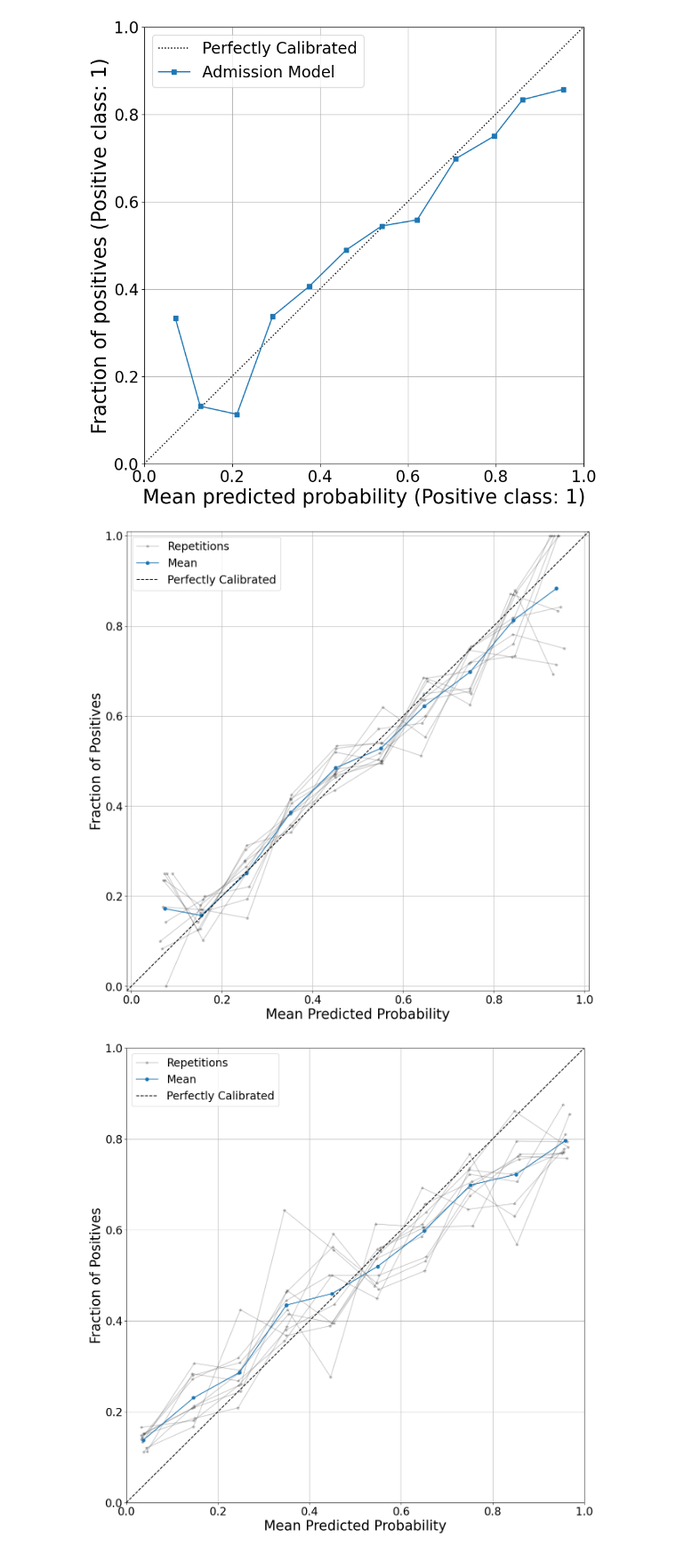
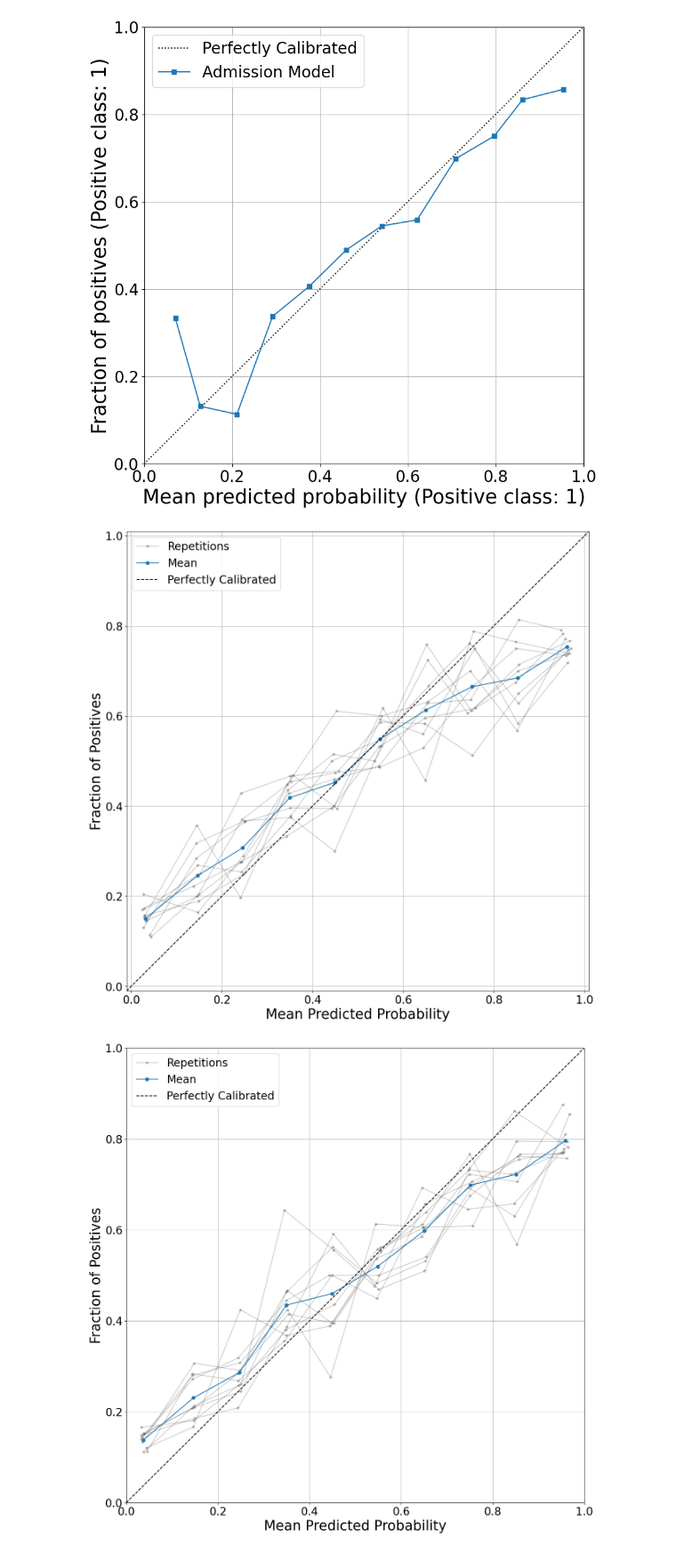
Before and after one commit to N-Nieto/MACRO_experiments, a Jupyter notebook: code/plot_figures_paper_v3.ipynb, the cells around one changed output. Shown at 89% size. Drawn from its saved outputs; the diff is of its cells as text; code cells hidden in the pictures.

```diff
--- a/code/plot_figures_paper_v2.ipynb
+++ b/code/plot_figures_paper_v3.ipynb
@@ -425,10 +430,10 @@ plt.legend(["Perfectly Calibrated", "Admission Model"])
 import pandas as pd
 import matplotlib.pyplot as plt
 from sklearn.calibration import calibration_curve
-data_dir = "/home/nnieto/Nico/MODS_project/CULPRIT_project/output/optuna/predictions/"
+data_dir = "/home/nnieto/Nico/MODS_project/CULPRIT_project/output/optuna/big_experiment/"
 
-y_true = pd.read_csv(data_dir +"y_true_Admission_v2_for_AUC.csv", index_col=0)
-y_pred = pd.read_csv(data_dir +"Admission_v2_predictions_for_AUC.csv", index_col=0)
+y_true = pd.read_csv(data_dir +"y_true.csv", index_col=0)
+y_pred = pd.read_csv(data_dir +"predictions_Full.csv", index_col=0)
 
 import pandas as pd
 import numpy as np
@@ -472,34 +477,34 @@ for fold in range(reshape_pred.shape[1]):
     fraction_of_positives, mean_predicted_value = calibration_curve(
         reshape_true.iloc[:, fold], reshape_pred.iloc[:, fold], n_bins=10, strategy='uniform'
     )
     if fold == 0:
         plt.plot(mean_predicted_value, fraction_of_positives, label='Repetitions', marker='*', alpha=0.2, color="black")
 
         fraction_of_positives_mean = fraction_of_positives
         mean_predicted_value_mean = mean_predicted_value
     else:
         plt.plot(mean_predicted_value, fraction_of_positives,  marker='*', alpha=0.2, color="black")
 
         fraction_of_positives_mean += fraction_of_positives
         mean_predicted_value_mean += mean_predicted_value
 
 fraction_of_positives_mean = fraction_of_positives_mean/10
 mean_predicted_value_mean = mean_predicted_value_mean/10
 
 plt.plot(mean_predicted_value_mean, fraction_of_positives_mean, label='Mean', marker='o')
 lim = [-0.01,1.01]
 # Plot the diagonal line for perfect calibration
 plt.plot(lim, lim, linestyle='--', color='black', label='Perfectly Calibrated')
 
 plt.xlabel('Mean Predicted Probability')
 plt.ylabel('Fraction of Positives')
 plt.legend()
 plt.xlim(lim)
 plt.ylim(lim)
 plt.grid()
 plt.show()
 # %% [output]
-[figure, old version]
+[figure, new version]
 # %%
 import pandas as pd
 import matplotlib.pyplot as plt
```
Also changed, not shown: parts of 8 cells of this notebook, 24 other files.
